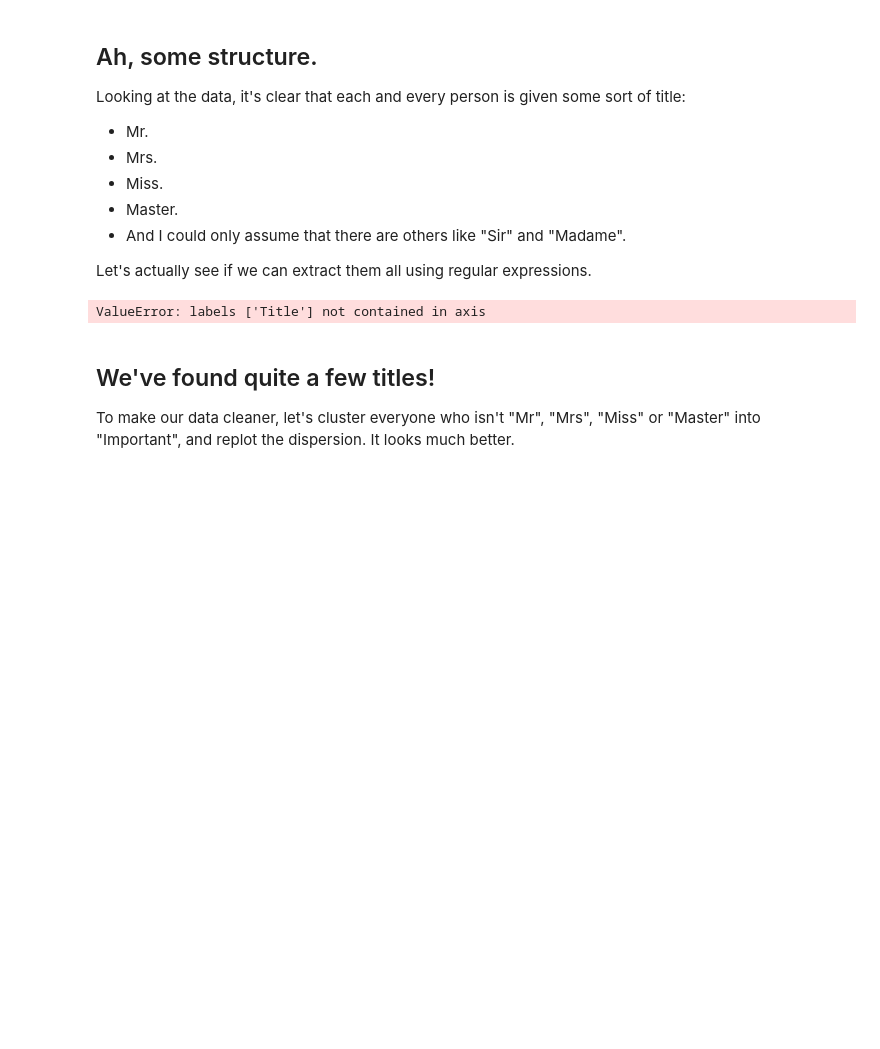
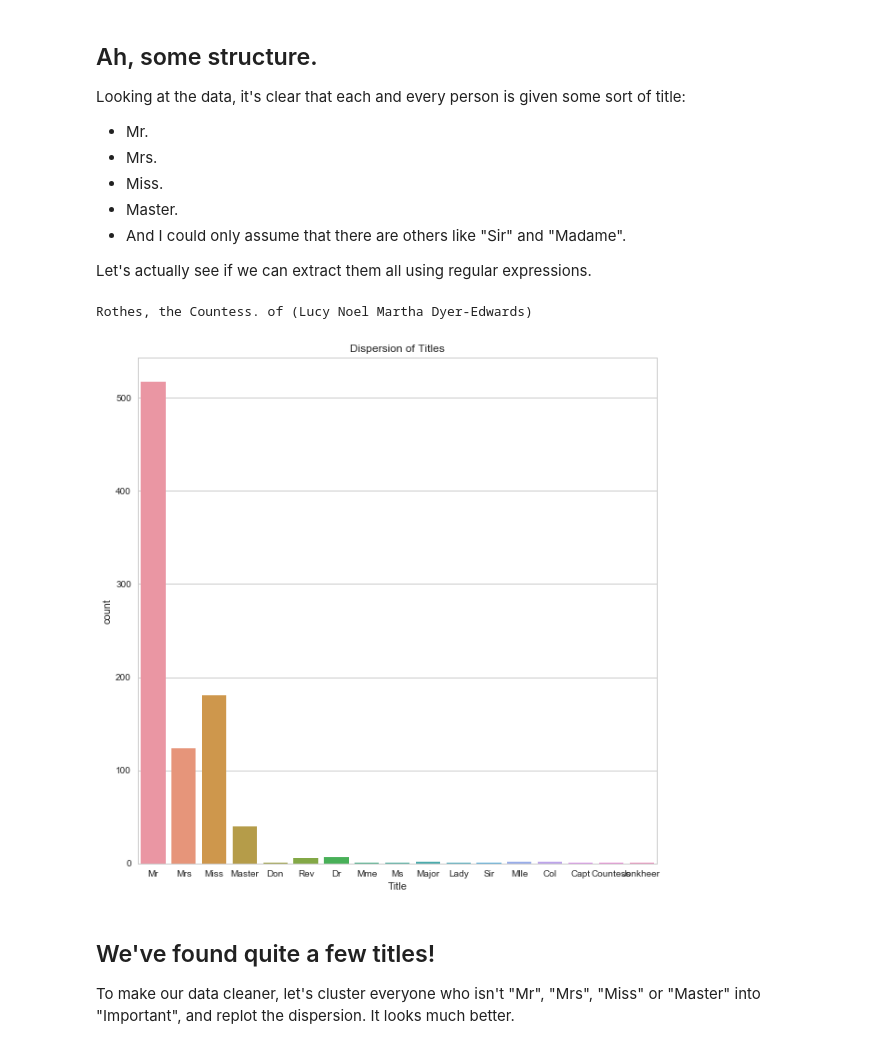
Before and after one commit to Hanel32/Datascience_Statistics_Drawer_Python, a Jupyter notebook: Kaggle Titanic.ipynb, the cells around one changed output. Saved outputs shown, nothing was run; the diff lists cells and outputs as text; code cells hidden in the pictures; blank space fills up the shorter version.

```diff
--- a/Kaggle Titanic.ipynb
+++ b/Kaggle Titanic.ipynb
@@ -525,34 +611,34 @@ Looking at the data, it's clear that each and every person is given some sort of
 
 Let's actually see if we can extract them all using regular expressions.
 # %%
-import re
-data = data.drop("Title", axis=1)
+#data = data.drop("Title", axis=1)
 
 title = ', (\w+)\.'
 names = data["Name"]
 
 titles = []
 for name in names:
     matches = re.findall(title,name)
     if len(matches) == 0:
         print(name)
         titles.append("Countess")
     else:
         titles.append(matches[0])
 
 data.insert(loc = 10, column="Title", value = titles)
 
 sns.set(style="white")
 sns.set(style="whitegrid", color_codes=True)
 
 fig = plt.figure(figsize = (10,10))
 ax = fig.gca()
 
 sns.countplot(x = "Title", data=data, linewidth=2, ax=ax)
 plt.title("Dispersion of Titles")
 plt.show()
 # %% [output]
-ValueError: labels ['Title'] not contained in axis
+Rothes, the Countess. of (Lucy Noel Martha Dyer-Edwards)
+[figure, added]
 # %% [markdown]
 We've found quite a few titles!
 ----
```
Also changed, not shown: parts of 34 cells of this notebook.
